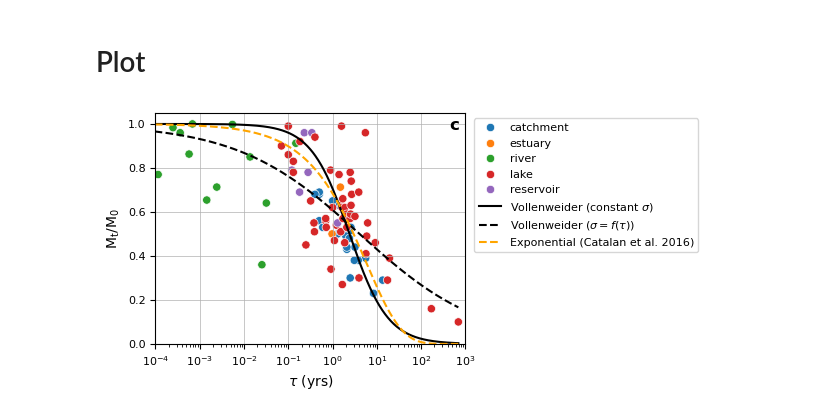
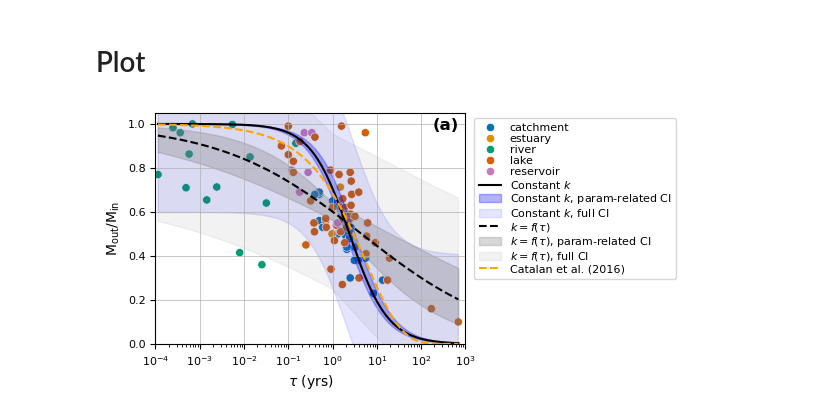
Before and after one commit to LeahJB/doc-retention, a Jupyter notebook: combine_all_datasets.ipynb, the cells around one changed output. Drawn from its saved outputs; the diff is of its cells as text; code cells hidden in the pictures.

```diff
--- a/combine_all_datasets.ipynb
+++ b/combine_all_datasets.ipynb
@@ -125,6 +137,9 @@ riv_df['Type'] = 'River'
 riv_df.rename({'Transmission (M_out/M_in)': 'mo_mi'},
               axis=1, inplace=True)
 
+# Drop rows if have decided to exclude them
+riv_df = riv_df.loc[riv_df['Exclude_expts'] == 0]
+
 # Add source info
 riv_df['Source'] = 'Rivs'
 
@@ -294,39 +419,52 @@ error_df
 fig, ax = plt.subplots(figsize=(4, 3))
 
 # Plot observations
-sns.scatterplot(data=df, x='tau', y='mo_mi', hue='Type')
+sns.scatterplot(data=df, x='tau', y='mo_mi', hue='Type', palette='colorblind')
 
 # # Plot each model's fit
 # tau_values = np.linspace(df['tau'].min(), df['tau'].max(), 100000)
 tau_values = np.logspace(np.log10(df['tau'].min()), np.log10(df['tau'].max()), 1000)
-ax.plot(tau_values, voll_fit1.eval(tau=tau_values), label=r'Vollenweider (constant $\sigma$)', color='k')
+
+ax.plot(tau_values, voll_fit1.eval(tau=tau_values), label=r'Constant $k$', color='k')
+
+# Confidence intervals on Vollenweider with constant sigma
+plt.fill_between(tau_values, pred_voll1_lower_params, pred_voll1_upper_params, color='blue', alpha=0.3, label=r'Constant $k$, param-related CI')
+plt.fill_between(tau_values, pred_voll1_lower_full, pred_voll1_upper_full, color='blue', alpha=0.1, label=r'Constant $k$, full CI')
+
 # ax.plot(tau_values, exp_fit1.eval(tau=tau_values), label='Exponential (constant $k$)', color='red')
-ax.plot(tau_values, voll_fit2.eval(tau=tau_values), ls='--', label=r'Vollenweider ($\sigma = f(\tau$))', color='k')
+
+ax.plot(tau_values, voll_fit2.eval(tau=tau_values), ls='--', label=r'$k = f(\tau$)', color='k')
+
 # ax.plot(tau_values, exp_fit2.eval(tau=tau_values), ls='--', label=r'Exponential ($k = f(\tau$))', color='red')
 
+# Confidence intervals on the Vollenweider with time-varying sigma
+plt.fill_between(tau_values, pred_voll2_lower_params, pred_voll2_upper_params, color='gray', alpha=0.3, label=r'$k = f(\tau$), param-related CI')
+plt.fill_between(tau_values, pred_voll2_lower_full, pred_voll2_upper_full, color='gray', alpha=0.1, label=r'$k = f(\tau$), full CI')
+
 # Also plot implied results of Catalan's regression, when rearranged for Cout/Cin
-trans_catalan = np.exp(-0.38 * tau_values ** 0.55)
-ax.plot(tau_values, trans_catalan, ls='--', label="Exponential (Catalan et al. 2016)", color='orange')
+trans_catalan = np.exp(-0.38 * tau_values ** 0.55)  # Double checked & ok
+ax.plot(tau_values, trans_catalan, ls='--', label="Catalan et al. (2016)", color='orange')
 
 plt.ylim(0, 1.05)
 plt.xlim(0.0001, 1000)
+# plt.xlim(0, 0.2)
 plt.xscale('log')
 
 plt.grid(True, which='major', linewidth=0.5)
 
 # Add labels and legend
-plt.ylabel('$\mathrm{M_t/M_0}$', size=10)
+plt.ylabel('$\mathrm{M_{out}/M_{in}}$', size=10)
 plt.xlabel((r'$\tau$ (yrs)'), size=10)
 plt.tick_params(axis='both', which='major', labelsize=8)
 plt.tick_params(axis='both', which='minor', labelsize=8)
-ax.legend(fontsize=8, bbox_to_anchor=(1.01, 1))
+ax.legend(fontsize=8, bbox_to_anchor=(1.01, 1), labelspacing=0.1)
 
 # Add the plot location label in bold text to the top right corner
-plt.text(0.98, 0.98, 'c', transform=plt.gca().transAxes, fontsize=12, fontweight='bold', ha='right', va='top')
+plt.text(0.98, 0.98, '(a)', transform=plt.gca().transAxes, fontsize=12, fontweight='bold', ha='right', va='top')
 
 plt.savefig(r'graphs/trans-vs-tau_all-data.png', bbox_inches='tight')
 
 # Show plot
 plt.show()
 # %% [output]
-[figure, old version]
+[figure, new version]
```
Also changed, not shown: parts of 15 cells of this notebook, 20 other files.
